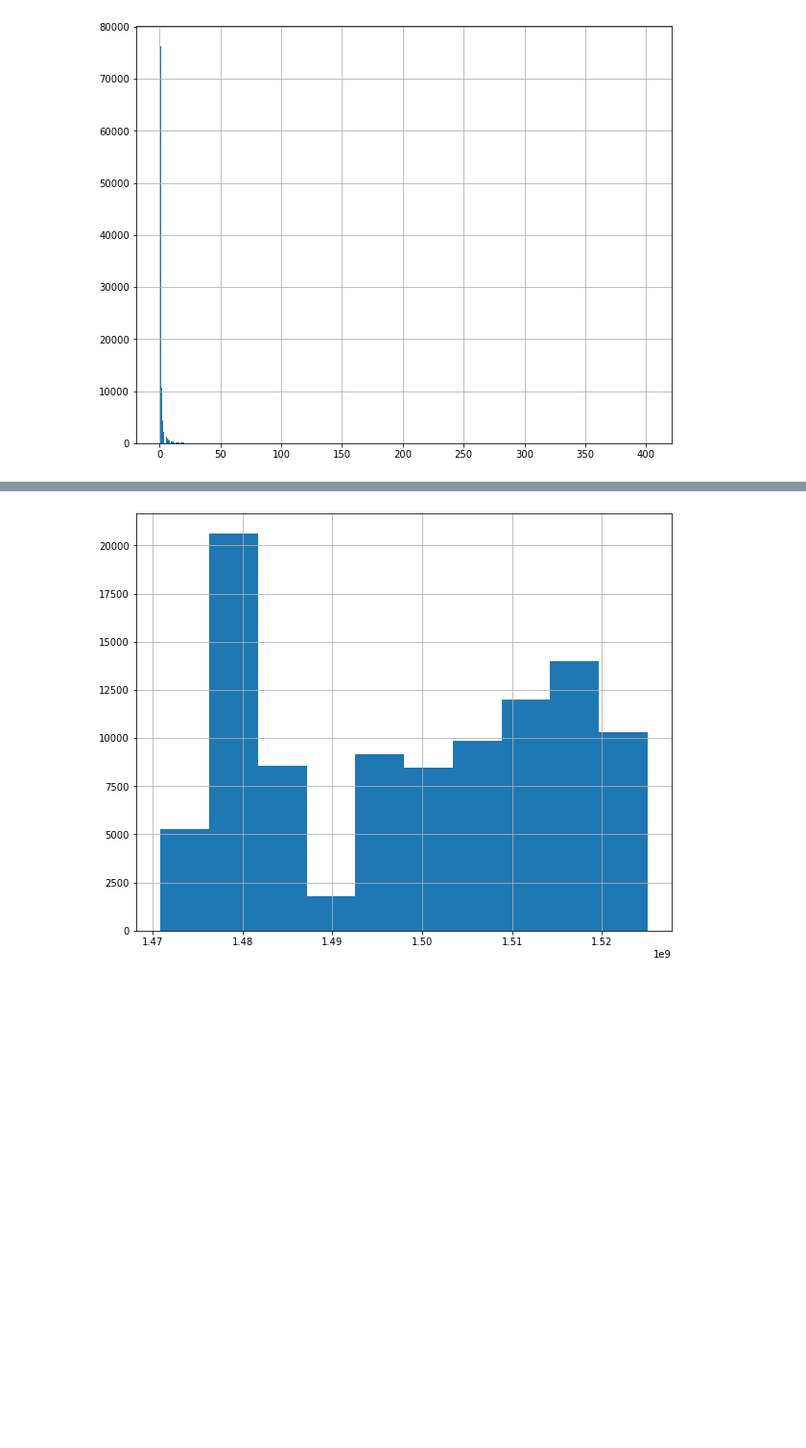
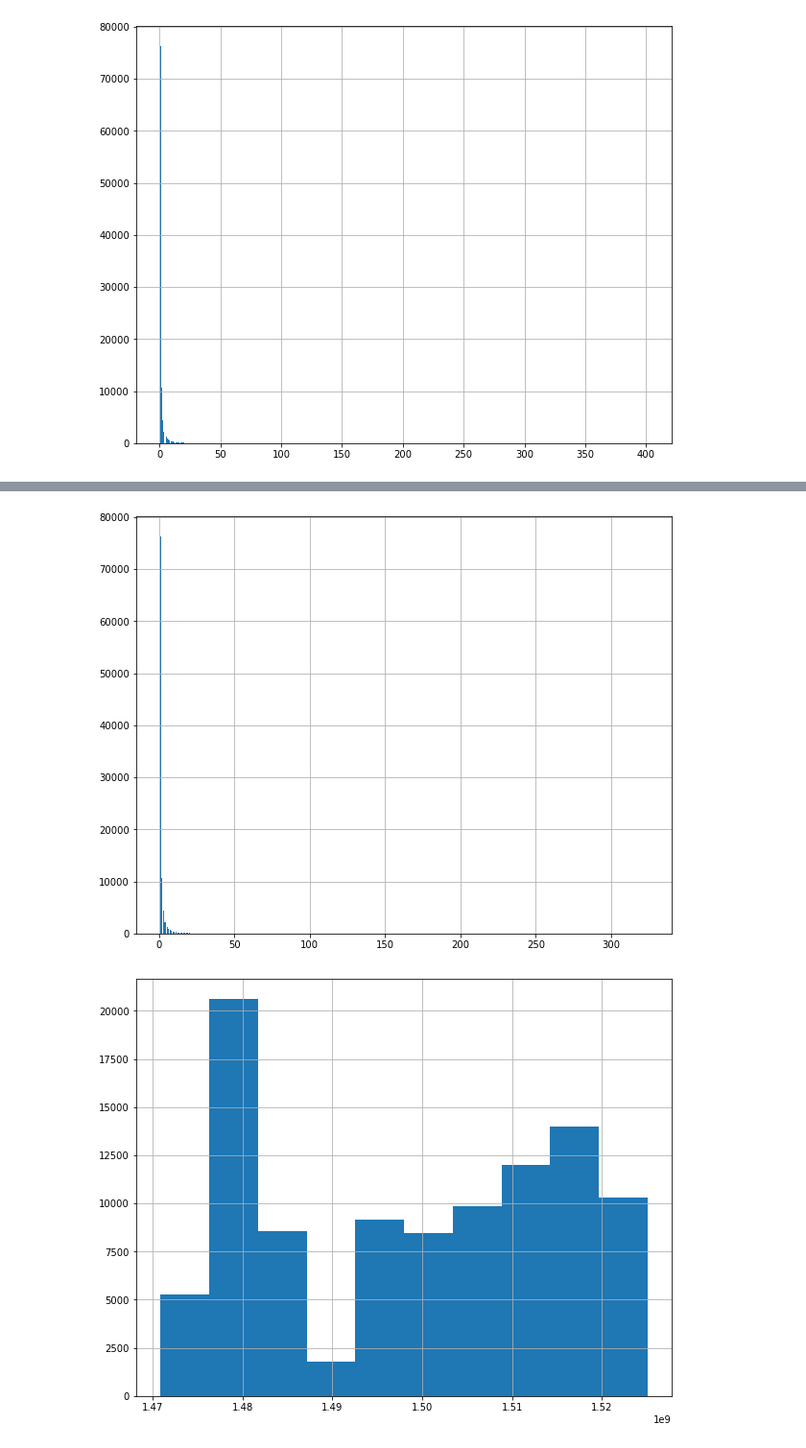
Before and after one commit to larsenk23/Capstone2, a Jupyter notebook: Cleaning and Exploring.ipynb, the cells around one changed output, grey strips where cells are left out. Shown: that part at 96% size. Cells and saved outputs as stored; diff of their text form; code cells hidden in the pictures; blank space fills up the shorter version.

```diff
--- a/Cleaning and Exploring.ipynb
+++ b/Cleaning and Exploring.ipynb
@@ -234,5 +234,10 @@ df.visitNumber.max()
 # %%
-df.drop(df.loc[df['visitNumber']==401].index, inplace=True)
+df.drop(df.loc[df['visitNumber']>=350].index, inplace=True)
+# %%
+plt.figure(figsize=(10,8))
+df.visitNumber.hist(bins=500);
+# %% [output]
+[figure, added]
 # %%
 plt.figure(figsize=(10,8))
 df.visitStartTime.hist();
```
Also changed, not shown: parts of 2 cells of this notebook.
